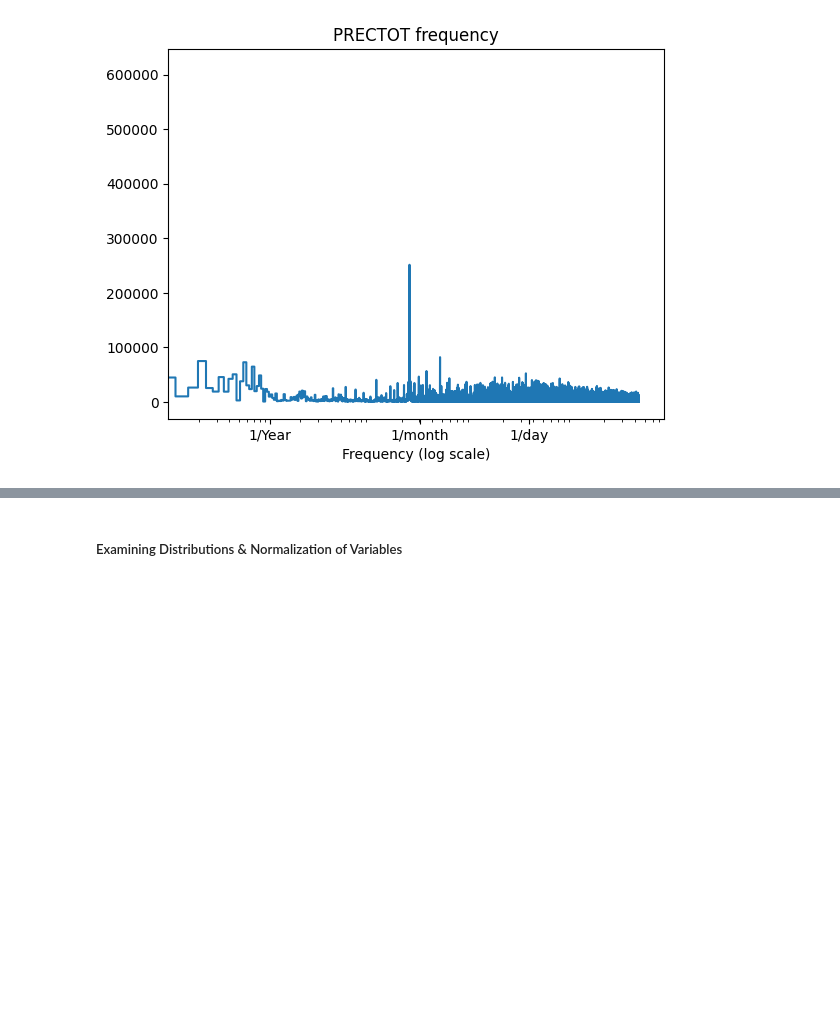
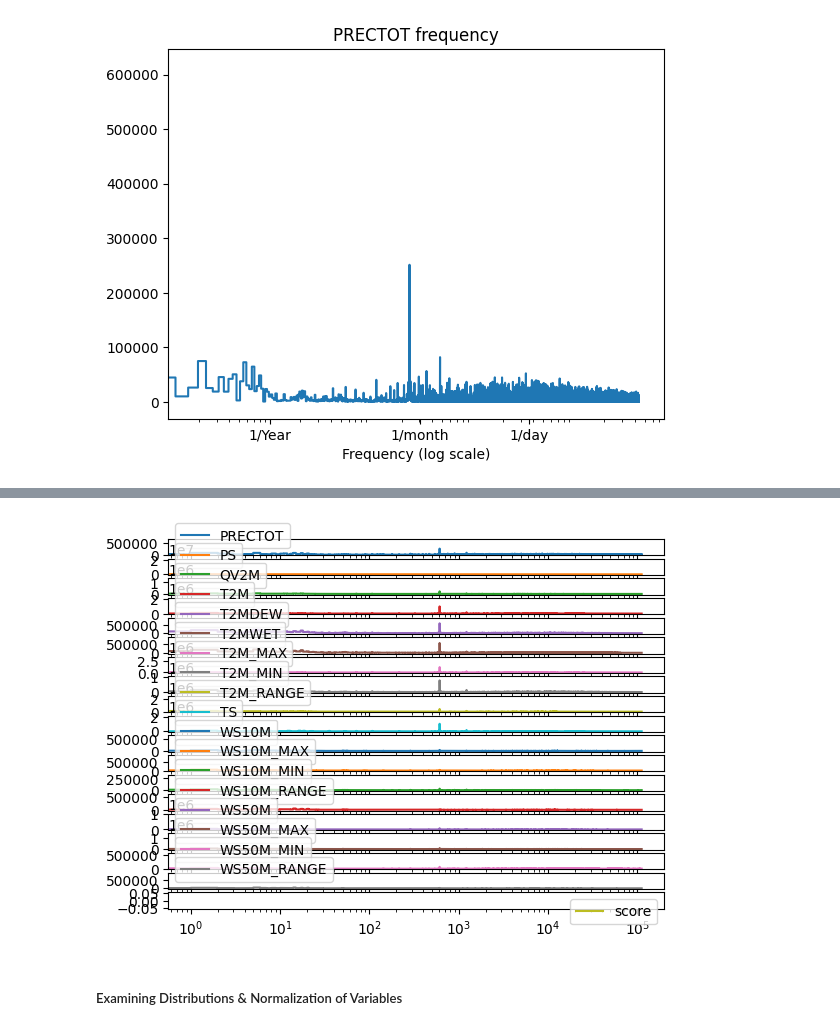
Before and after one commit to carseys/drought-predicting, a Jupyter notebook: data_exploration.ipynb, the cells around one changed output, grey strips where cells are left out. Saved outputs shown, nothing was run; the diff lists cells and outputs as text; code cells hidden in the pictures; blank space fills up the shorter version.

```diff
--- a/data_exploration.ipynb
+++ b/data_exploration.ipynb
@@ -100,3 +119,21 @@ _ = plt.xlabel('Frequency (log scale)')
+# %%
+train_idvars = train_copy.iloc[:, (train_copy.columns != 'fips') & (train_copy.columns != 'date') & (train_copy.columns != 'Year sin')& (train_copy.columns != 'Year cos')].copy()
+train_idvar_cols = train_idvars.columns
+plot_features = train_idvars[train_idvar_cols]
+
+ft_dict = {}
+for column in plot_features.columns:
+    column_working = np.abs(tf.signal.rfft(plot_features[column]))
+    column_working = np.array(column_working)
+    ft_dict[column] = column_working
+
+ft_df = pd.DataFrame(data = ft_dict, columns = ft_dict.keys())
+
+f_per_dataset = np.arange(0, len(ft_df))
+
+ax = ft_df.plot(subplots=True, legend=True, sharex=True, drawstyle="steps", logx=True)
+# %% [output]
+[figure, added]
 # %% [markdown]
 ##### Examining Distributions & Normalization of Variables
 # %%
```
Also changed, not shown: parts of 3 cells of this notebook, 1 other file.
